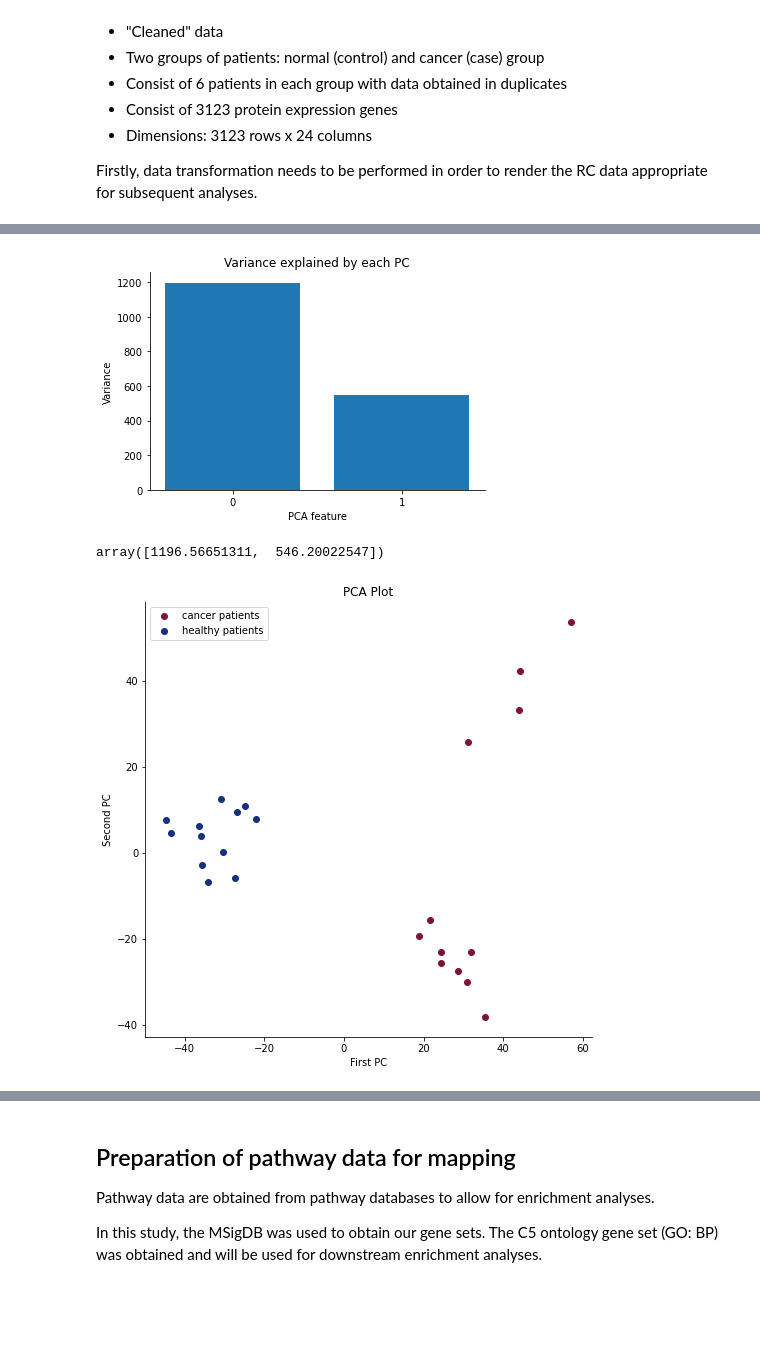
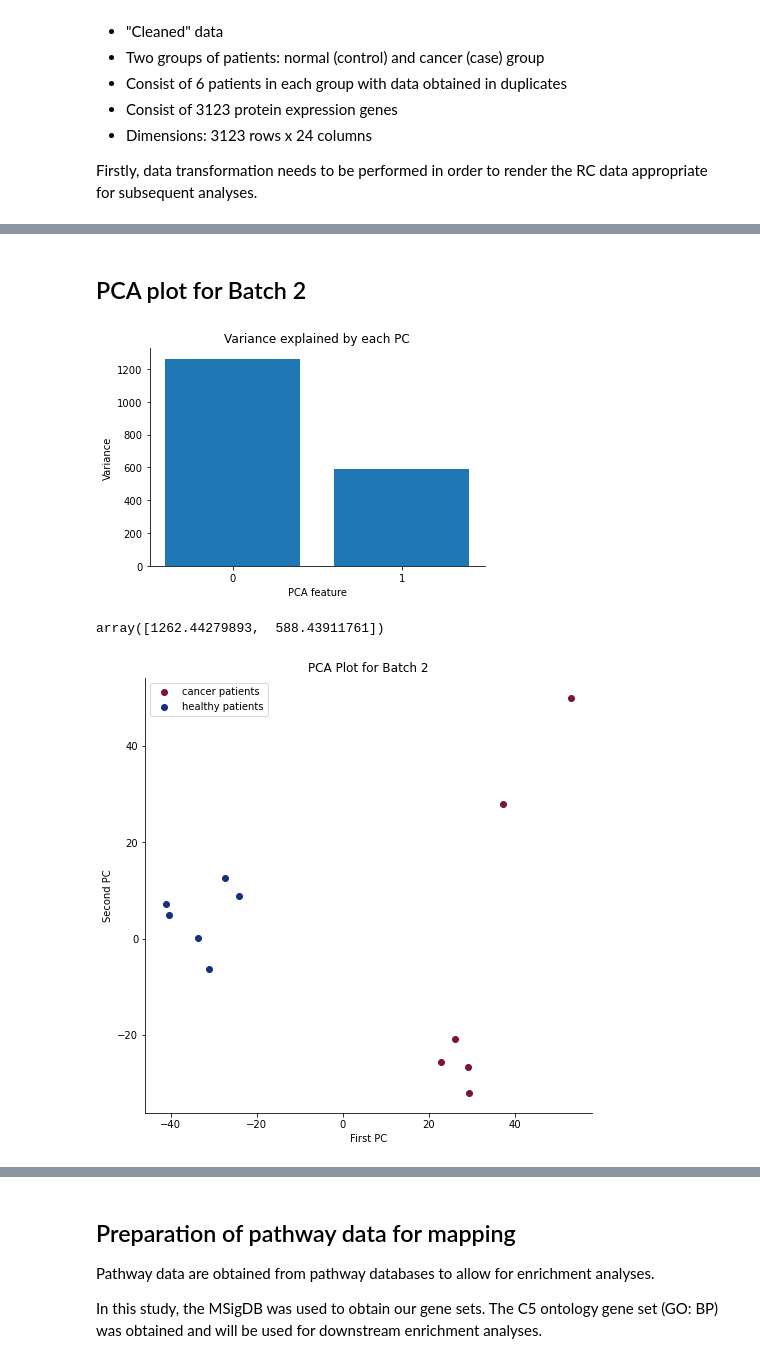
Before and after one commit to kaipengl/researchexperiencebs9001, a Jupyter notebook: hidden batch effects_RCdatanalysis.ipynb, the cells around one changed output, grey strips where cells are left out. Drawn from its saved outputs; the diff is of its cells as text; code cells hidden in the pictures; blank space fills up the shorter version.

```diff
--- a/hidden batch effects_RCdatanalysis.ipynb
+++ b/hidden batch effects_RCdatanalysis.ipynb
@@ -144,12 +107,14 @@ def z_score(df):
 
     return df_std
 
-#z normalise the non-batch corrected data
-df_znormalised_bypatients = z_score(featuretable.T)
-df_znormalised = df_znormalised_bypatients.T
-df_znormalised
+#z normalise the batch 1 data
+df_z_rep1_lc = z_score(df_rep1_lc)
+df_z_rep1_lc = df_z_rep1_lc.T
+# df_znormalised = df_znormalised_bypatients.T
+# df_znormalised
 
-#z normalise the batch corrected data
-df_z_bc_bypatients = z_score(df_batchcorrected)
-df_z_bc_bypatients
+#z normalise the batch 2 data
+df_z_rep2_lc = z_score(df_rep2_lc)
+df_z_rep2_lc = df_z_rep2_lc.T
+df_z_rep1_lc
 # %% [output]
@@ -235,55 +187,52 @@ NameError: name 'df_znormalised' is not defined
+# %% [markdown]
+## PCA plot for Batch 2
 # %%
-#THIS BLOCK PERFORMS THE PCA TEST ON THE BATCH CORRECTED DATA
-#tranpose the z-normalised batch corrected data
-df_z_bc_bypatients_T = df_z_bc_bypatients.T
-#scale the batch corrected data
+#This block performs the PCA test for batch 2
 from sklearn.decomposition import PCA
 from sklearn.preprocessing import StandardScaler
 from sklearn import preprocessing
 
 scaler = StandardScaler()
-scaler.fit(df_z_bc_bypatients_T)
-scaled_df_bc_znormalised = scaler.transform(df_z_bc_bypatients_T)
+scaler.fit(df_z_rep2_lc)
+scaled_df_z_rep2_lc = scaler.transform(df_z_rep2_lc)
 
 pca = PCA(n_components=2)
-pca.fit(scaled_df_bc_znormalised)
-scaled_df_bc_znormalised
+pca.fit(scaled_df_z_rep2_lc)
+scaled_df_z_rep2_lc
 
 #run PCA
-x_pca = pca.transform(scaled_df_bc_znormalised)
-scaled_df_bc_znormalised.shape
+x_pca = pca.transform(scaled_df_z_rep2_lc)
+scaled_df_z_rep2_lc.shape
 
 #observe variance explained byeach PC in a bar chart
 features = range(pca.n_components_)
 plt.bar(features, pca.explained_variance_)
 plt.xlabel('PCA feature')
 plt.ylabel('Variance')
 plt.xticks(features)
 plt.title("Variance explained by each PC")
 plt.gca().spines['right'].set_visible(False)
 plt.gca().spines['top'].set_visible(False)
 plt.show()
 
 #plot first two PCs in a scatter plot and separate c/non-c
 plt.figure(figsize=(8,8))
 plt.xlabel("First PC")
 plt.ylabel("Second PC")
 
 xs = x_pca[:,0]
 ys = x_pca[:,1]
-cancer = plt.scatter(xs[0:12], ys[0:12], c = "#7D1531", label = "cancer patients")
-non_cancer = plt.scatter(xs[12:], ys[12:], c = "#15317E", label = "healthy patients")
-# label_color = ["#7D1531","#15317E","#7D1531","#15317E","#7D1531","#15317E","#7D1531","#15317E","#7D1531","#15317E","#7D1531","#15317E"]
-# batch1 = plt.scatter(xs[0:12], ys[0:12], c = label_color)
-# batch2 = plt.scatter(xs[12:], ys[12:], c = label_color)
+
+cancer = plt.scatter(xs[0:6], ys[0:6], c = "#7D1531", label = "cancer patients")
+non_cancer = plt.scatter(xs[6:], ys[6:], c = "#15317E", label = "healthy patients")
 
 plt.legend()
-plt.title("PCA Plot")
+plt.title("PCA Plot for Batch 2")
 plt.gca().spines['right'].set_visible(False)
 plt.gca().spines['top'].set_visible(False)
 plt.show
 pca.explained_variance_
 # %% [output]
-[figure, old version]
+[figure, new version]
-array([1196.56651311,  546.20022547])
+array([1262.44279893,  588.43911761])
-[figure, old version]
+[figure, new version]
```
Also changed, not shown: parts of 98 cells of this notebook, 8 other files.
